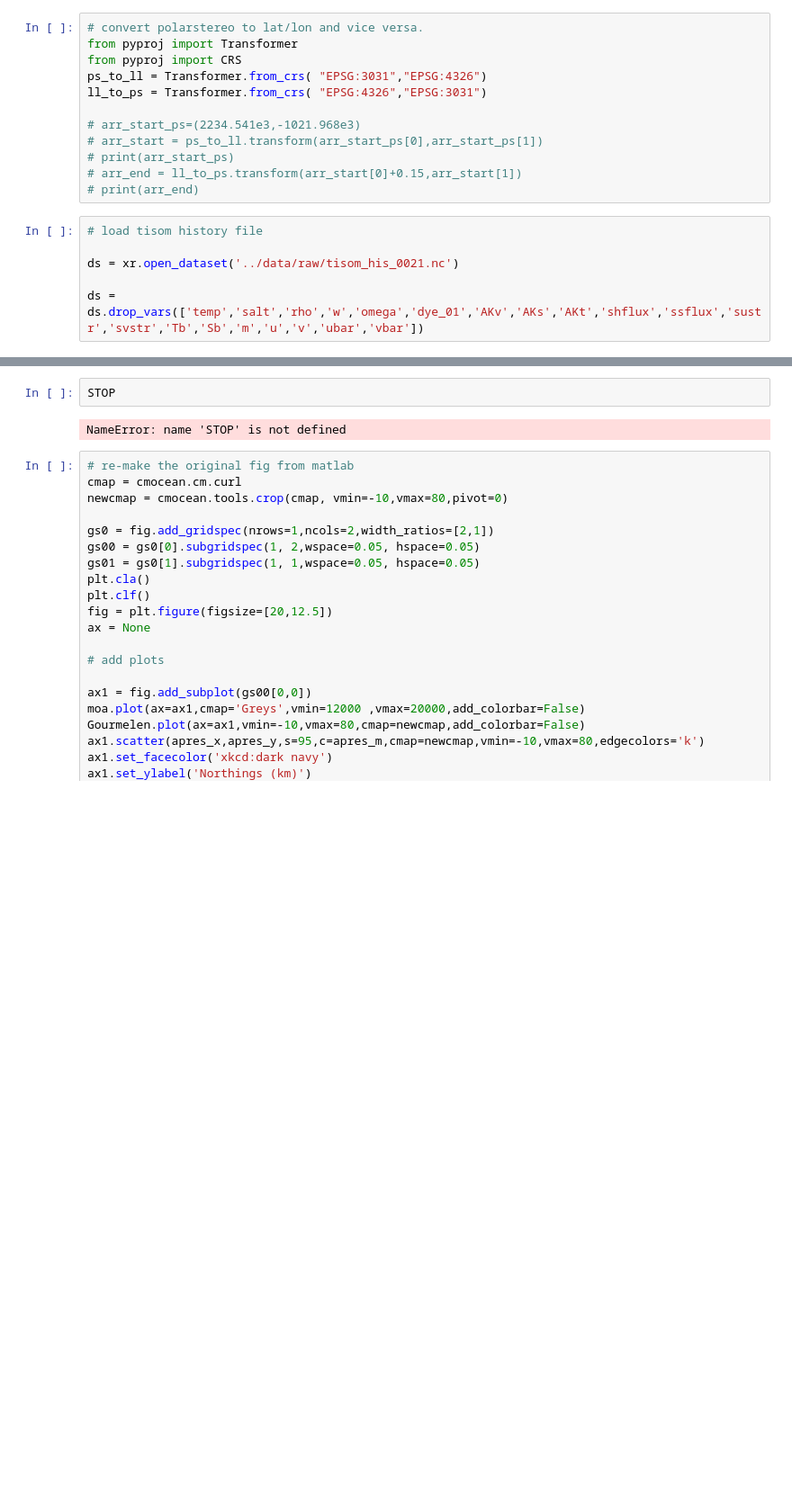
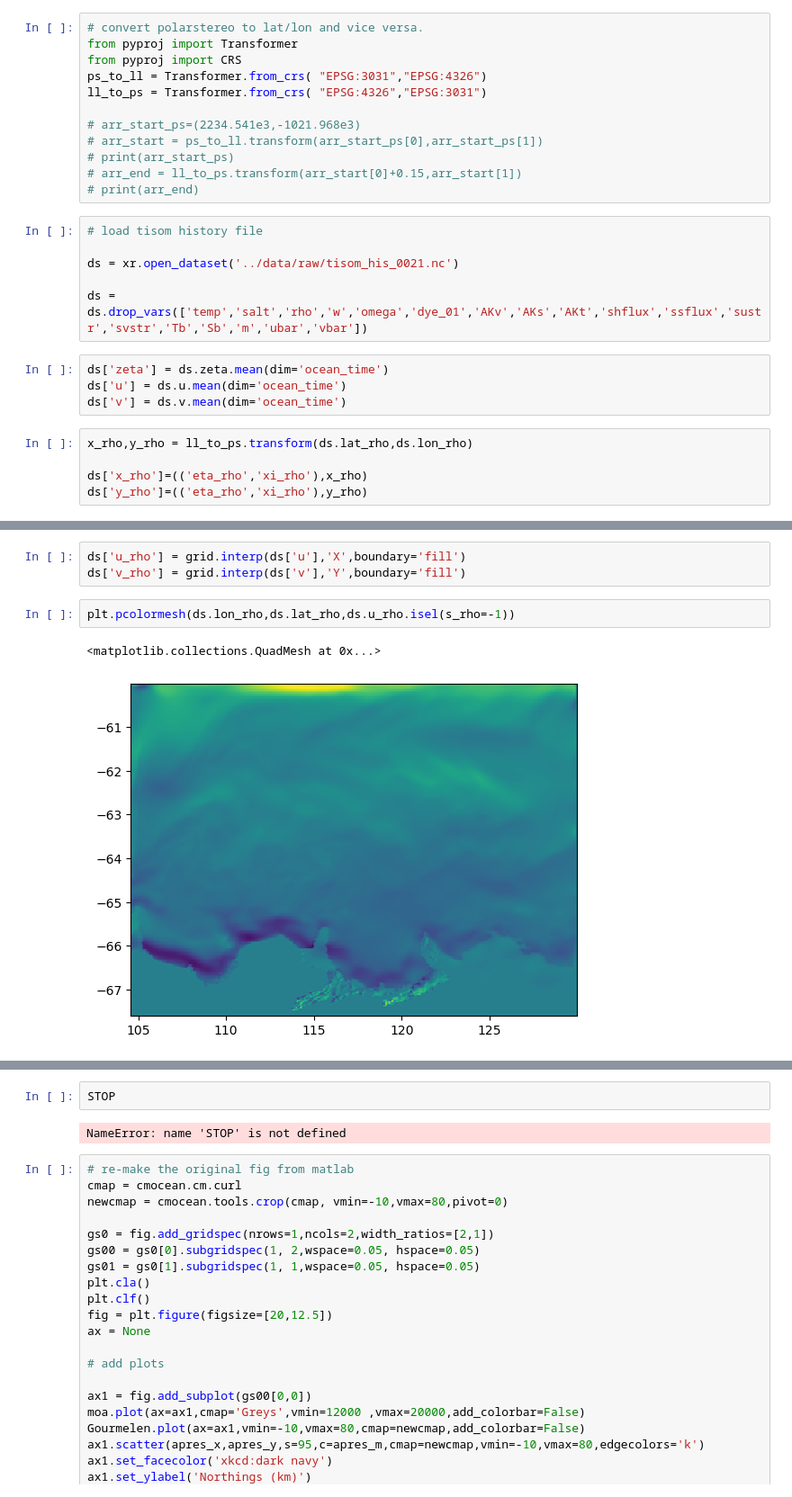
Before and after one commit to dgwyther/totten-sgfw, a Jupyter notebook: notebooks/1.0-plot-currents_Vanderford.ipynb, the cells around one changed output, grey strips where cells are left out. Shown at 90% size. Drawn from its saved outputs; the diff is of its cells as text; blank space fills up the shorter version.

Commit message:
small updates for vincennes plots

```diff
--- a/notebooks/1.0-plot-currents_Vanderford.ipynb
+++ b/notebooks/1.0-plot-currents_Vanderford.ipynb
@@ -148,4 +58,13 @@ ll_to_ps = Transformer.from_crs( "EPSG:4326","EPSG:3031")
 
 ds = xr.open_dataset('../data/raw/tisom_his_0021.nc')
 
-ds = ds.drop_vars(['temp','salt','rho','w','omega','dye_01','AKv','AKs','AKt','shflux','ssflux','sustr','svstr','Tb','Sb','m','u','v','ubar','vbar'])
+ds = ds.drop_vars(['temp','salt','rho','w','omega','dye_01','AKv','AKs','AKt','shflux','ssflux','sustr','svstr','Tb','Sb','m','ubar','vbar'])
+# %%
+ds['zeta'] = ds.zeta.mean(dim='ocean_time')
+ds['u'] = ds.u.mean(dim='ocean_time')
+ds['v'] = ds.v.mean(dim='ocean_time')
+# %%
+x_rho,y_rho = ll_to_ps.transform(ds.lat_rho,ds.lon_rho)
+
+ds['x_rho']=(('eta_rho','xi_rho'),x_rho)
+ds['y_rho']=(('eta_rho','xi_rho'),y_rho)
@@ -162,0 +191,8 @@ Error:
+# %%
+ds['u_rho'] = grid.interp(ds['u'],'X',boundary='fill')
+ds['v_rho'] = grid.interp(ds['v'],'Y',boundary='fill')
+# %%
+plt.pcolormesh(ds.lon_rho,ds.lat_rho,ds.u_rho.isel(s_rho=-1))
+# %% [output]
+<matplotlib.collections.QuadMesh at 0x...>
+[figure, added]
```
Also changed, not shown: parts of 27 cells of this notebook, 2 other files.
